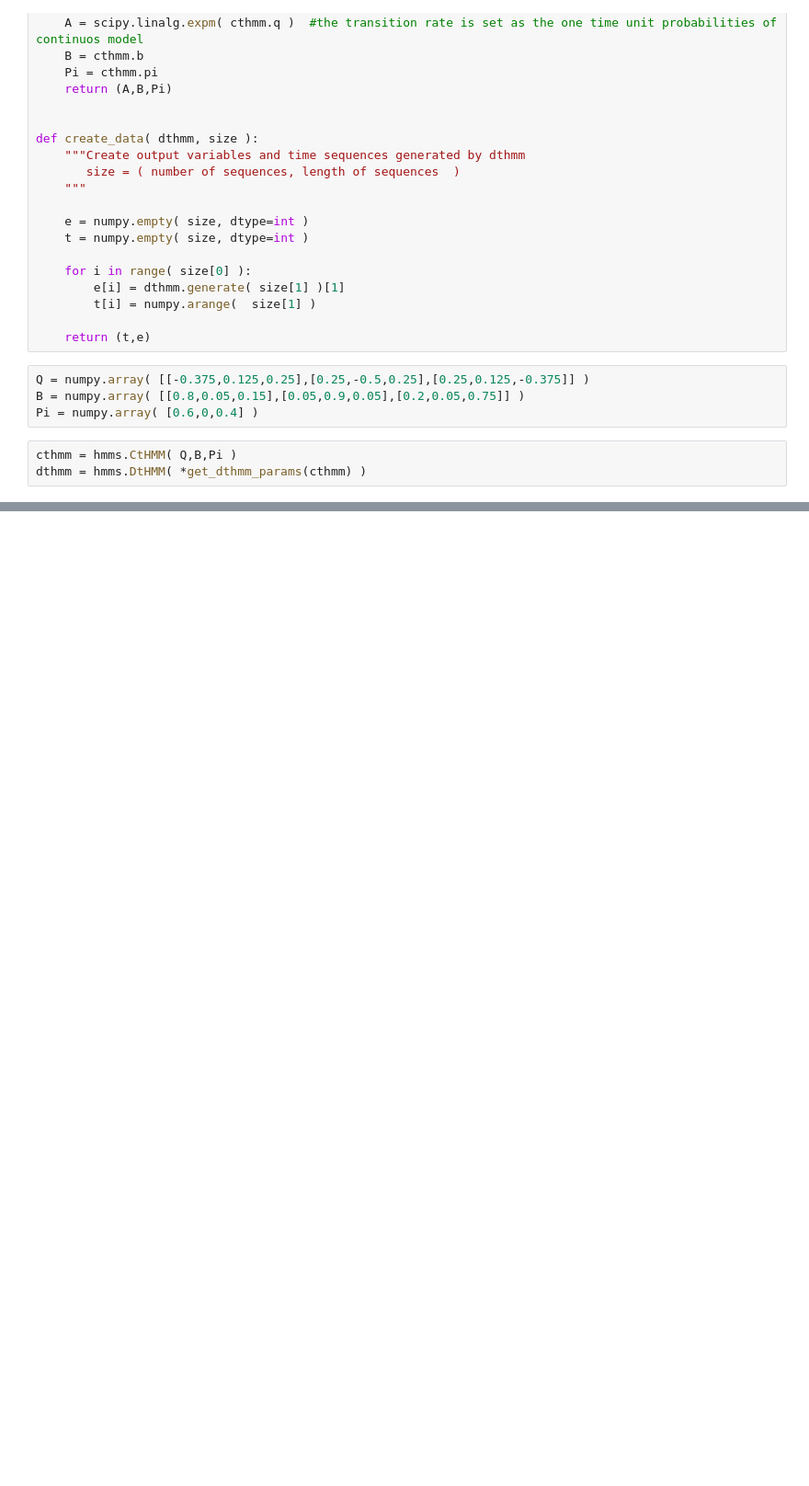
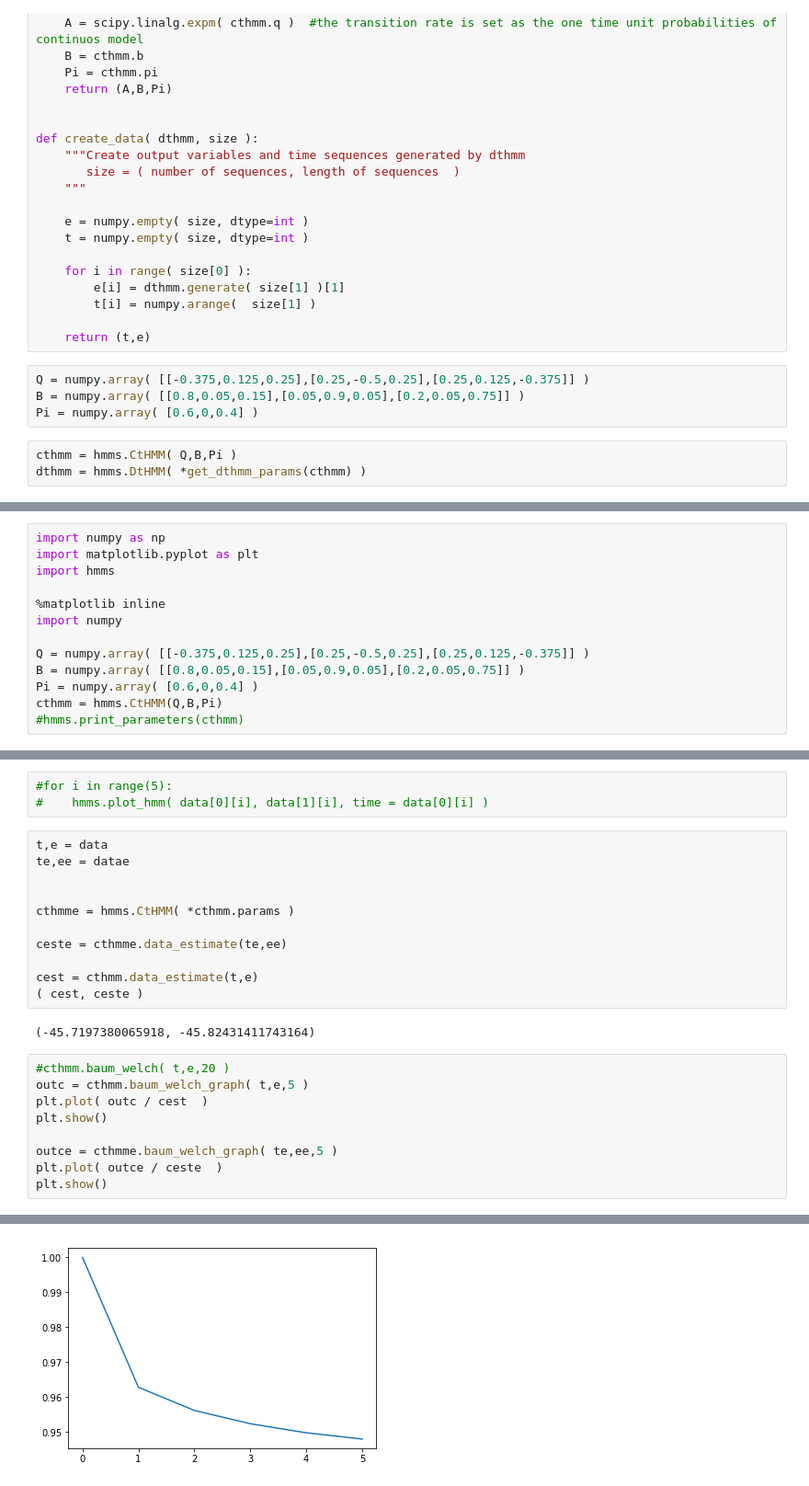
Before and after one commit to lopatovsky/HMMs, a Jupyter notebook: CT-HMM.ipynb, the cells around one changed output, grey strips where cells are left out. Shown at 92% size. Cells and saved outputs as stored; diff of their text form; blank space fills up the shorter version.

```diff
--- a/CT-HMM.ipynb
+++ b/CT-HMM.ipynb
@@ -218,0 +376,13 @@ print(dest)
+# %%
+import numpy as np
+import matplotlib.pyplot as plt
+import hmms
+
+%matplotlib inline
+import numpy
+
+Q = numpy.array( [[-0.375,0.125,0.25],[0.25,-0.5,0.25],[0.25,0.125,-0.375]] )
+B = numpy.array( [[0.8,0.05,0.15],[0.05,0.9,0.05],[0.2,0.05,0.75]] )
+Pi = numpy.array( [0.6,0,0.4] )
+cthmm = hmms.CtHMM(Q,B,Pi)
+#hmms.print_parameters(cthmm)
@@ -218,0 +428,26 @@ print(dest)
+# %%
+#for i in range(5):
+#    hmms.plot_hmm( data[0][i], data[1][i], time = data[0][i] )
+# %%
+t,e = data
+te,ee = datae
+
+
+cthmme = hmms.CtHMM( *cthmm.params )
+
+ceste = cthmme.data_estimate(te,ee)
+
+cest = cthmm.data_estimate(t,e)
+( cest, ceste )
+# %% [output]
+(-45.7197380065918, -45.82431411743164)
+# %%
+#cthmm.baum_welch( t,e,20 )
+outc = cthmm.baum_welch_graph( t,e,5 )
+plt.plot( outc / cest  )
+plt.show()
+
+outce = cthmme.baum_welch_graph( te,ee,5 )
+plt.plot( outce / ceste  )
+plt.show()
+# %% [output]
@@ -218,0 +471 @@ print(dest)
+[figure, added]
```
Also changed, not shown: parts of 25 cells of this notebook, 6 other files.
